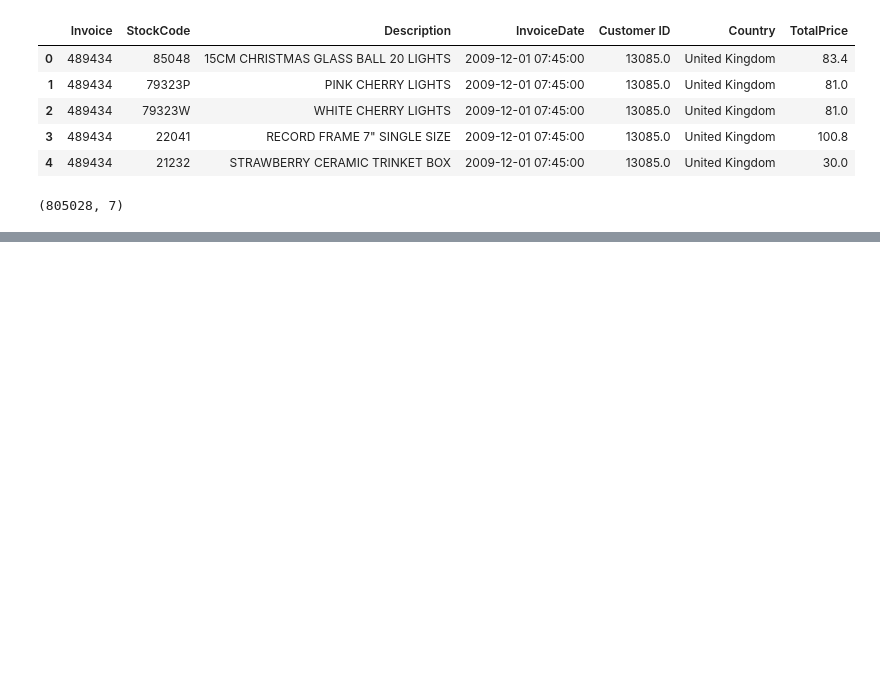
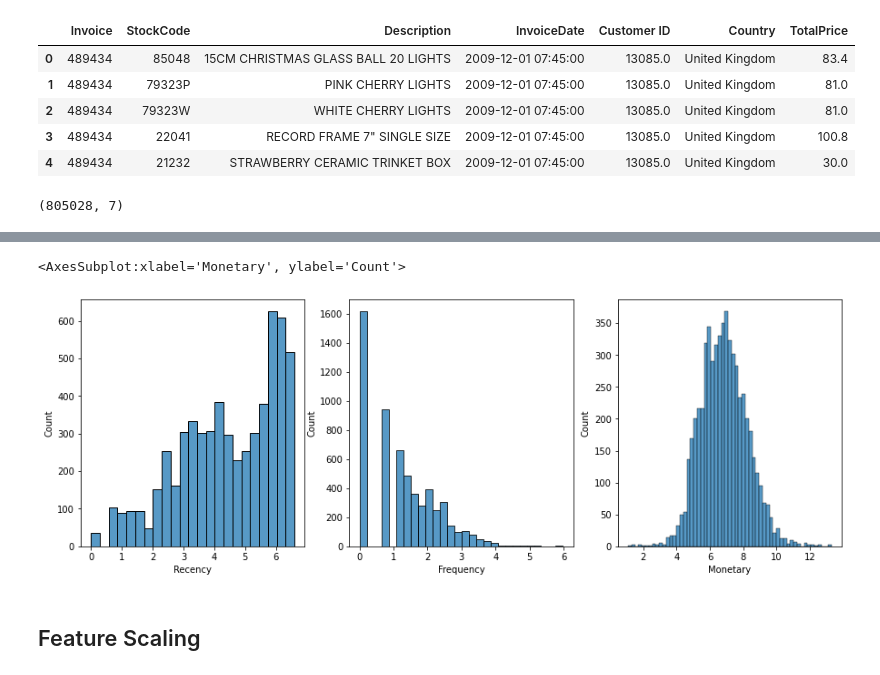
Before and after one commit to ParisRohan/AES-128-bit-Key-size-, a Jupyter notebook: rp-customer-segmentation.ipynb, the cells around one changed output, grey strips where cells are left out. Saved outputs shown, nothing was run; the diff lists cells and outputs as text; code cells hidden in the pictures; blank space fills up the shorter version.

```diff
--- a/rp-customer-segmentation.ipynb
+++ b/rp-customer-segmentation.ipynb
@@ -348,0 +466,21 @@ df_data2.shape
+# %%
+#apply log transformation
+for col in rfm.columns:
+    rfm[col] = np.log(rfm[col])
+# %%
+#Plot data distribution after log transformation
+plt.figure(figsize=(15,5))
+
+plt.subplot(1,3,1)
+sns.histplot(data=rfm, x='Recency')
+
+plt.subplot(1,3,2)
+sns.histplot(data=rfm, x='Frequency')
+
+plt.subplot(1,3,3)
+sns.histplot(data=rfm, x='Monetary')
+# %% [output]
+<AxesSubplot:xlabel='Monetary', ylabel='Count'>
+[figure, added]
+# %% [markdown]
+## Feature Scaling
```
Also changed, not shown: parts of 20 cells of this notebook.
